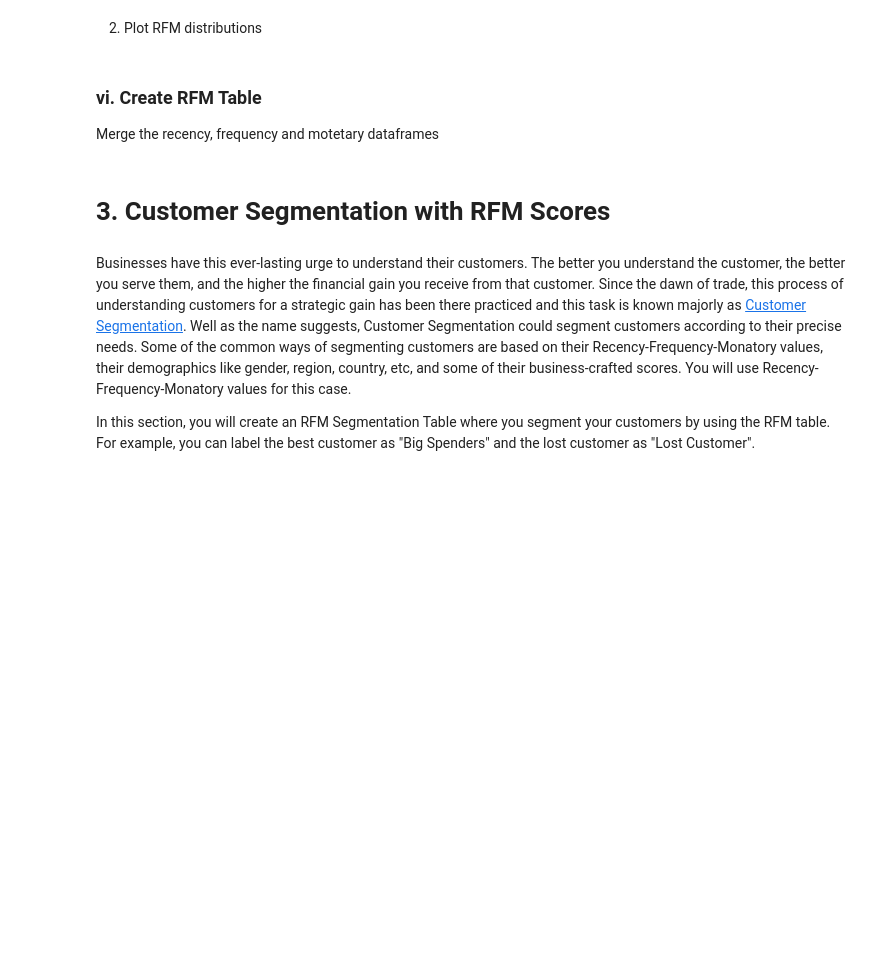
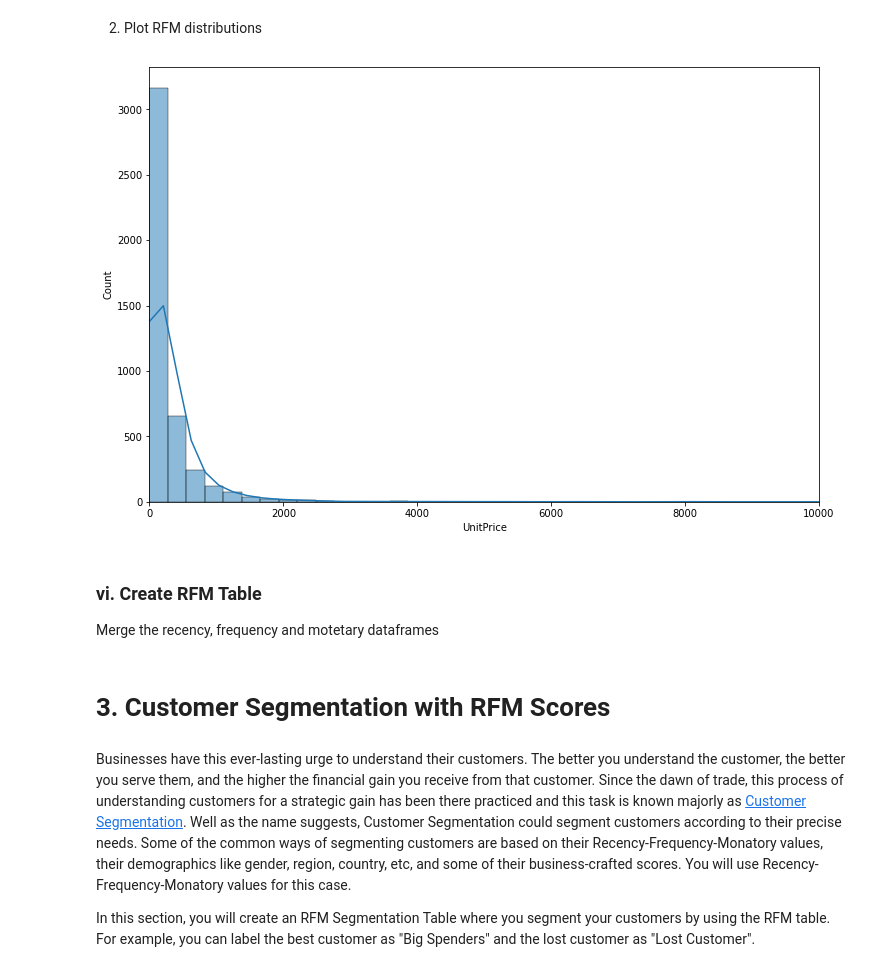
Before and after one commit to Ertugrul-Kurubal/Machine-Learning, a Jupyter notebook: Project/Capstone Project/Customer Segmentation Capstone.ipynb, the cells around one changed output. Saved outputs shown, nothing was run; the diff lists cells and outputs as text; code cells hidden in the pictures; blank space fills up the shorter version.

```diff
--- a/Project/Capstone Project/Customer Segmentation Capstone.ipynb
+++ b/Project/Capstone Project/Customer Segmentation Capstone.ipynb
@@ -921,5 +977,11 @@ The monetary value is calculated by adding together the cost of the customers' p
 # %% [markdown]
 2. Plot RFM distributions
+# %%
+plt.figure(figsize=(12,8))
+sns.histplot(x=df_uk2.groupby("CustomerID")["UnitPrice"].sum(), kde=True, bins=150)
+plt.xlim(0, 10000);
+# %% [output]
+[figure, added]
 # %% [markdown]
 ### vi. Create RFM Table
 Merge the recency, frequency and motetary dataframes
```
Also changed, not shown: parts of 7 cells of this notebook.
